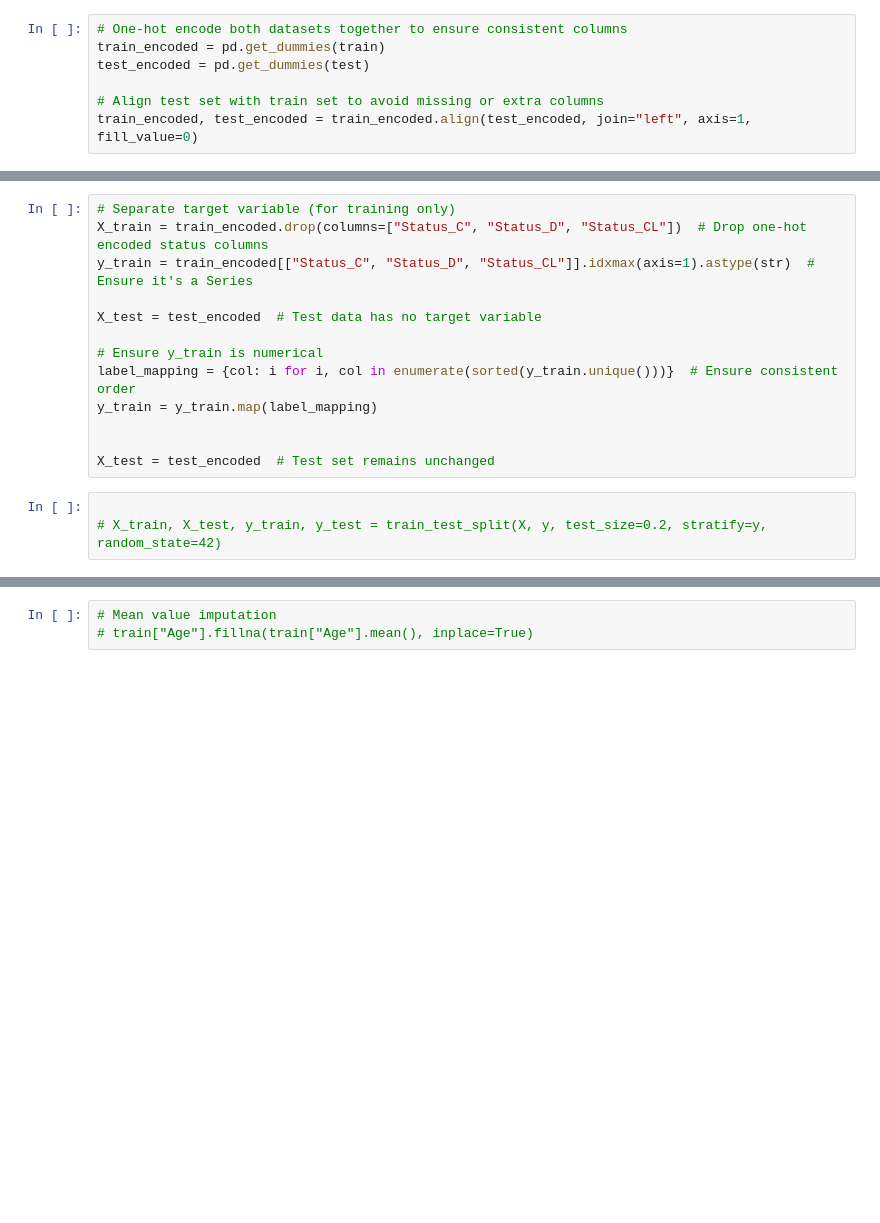
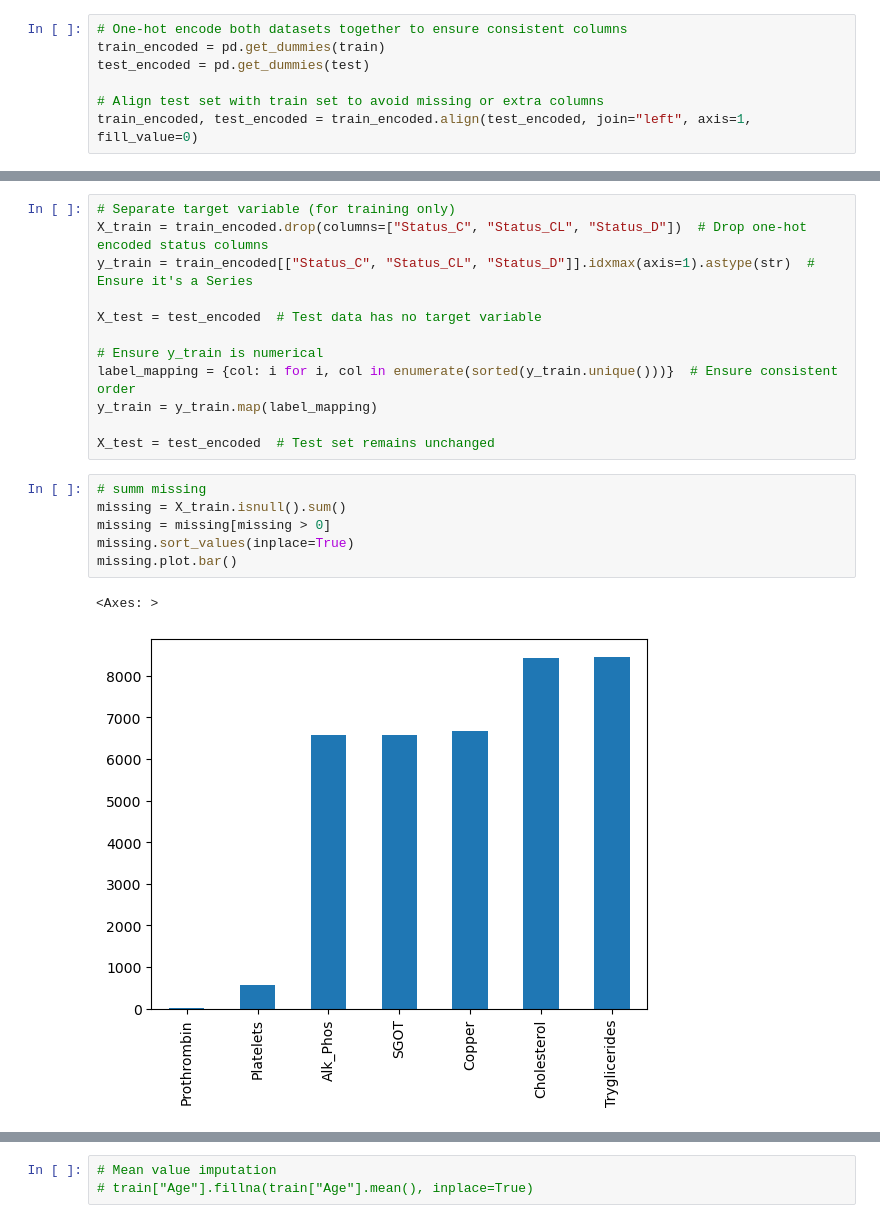
Before and after one commit to autumnmarin/cirrhosis, a Jupyter notebook: xgb_train test.ipynb, the cells around one changed output, grey strips where cells are left out. Cells and saved outputs as stored; diff of their text form; blank space fills up the shorter version.

```diff
--- a/xgb_train test.ipynb
+++ b/xgb_train test.ipynb
@@ -124,8 +72,8 @@ train_encoded.head()
 5 rows × 30 columns
 # %%
 # Separate target variable (for training only)
-X_train = train_encoded.drop(columns=["Status_C", "Status_D", "Status_CL"])  # Drop one-hot encoded status columns
-y_train = train_encoded[["Status_C", "Status_D", "Status_CL"]].idxmax(axis=1).astype(str)  # Ensure it's a Series
+X_train = train_encoded.drop(columns=["Status_C", "Status_CL", "Status_D"])  # Drop one-hot encoded status columns
+y_train = train_encoded[["Status_C", "Status_CL", "Status_D"]].idxmax(axis=1).astype(str)  # Ensure it's a Series
 
 X_test = test_encoded  # Test data has no target variable
 
@@ -133,8 +81,13 @@ X_test = test_encoded  # Test data has no target variable
 label_mapping = {col: i for i, col in enumerate(sorted(y_train.unique()))}  # Ensure consistent order
 y_train = y_train.map(label_mapping)
 
-
 X_test = test_encoded  # Test set remains unchanged
-# %%
-
-# X_train, X_test, y_train, y_test = train_test_split(X, y, test_size=0.2, stratify=y, random_state=42)
+# %%
+# summ missing
+missing = X_train.isnull().sum()
+missing = missing[missing > 0]
+missing.sort_values(inplace=True)
+missing.plot.bar()
+# %% [output]
+<Axes: >
+[figure, added]
```
Also changed, not shown: parts of 23 cells of this notebook, 1 other file.
